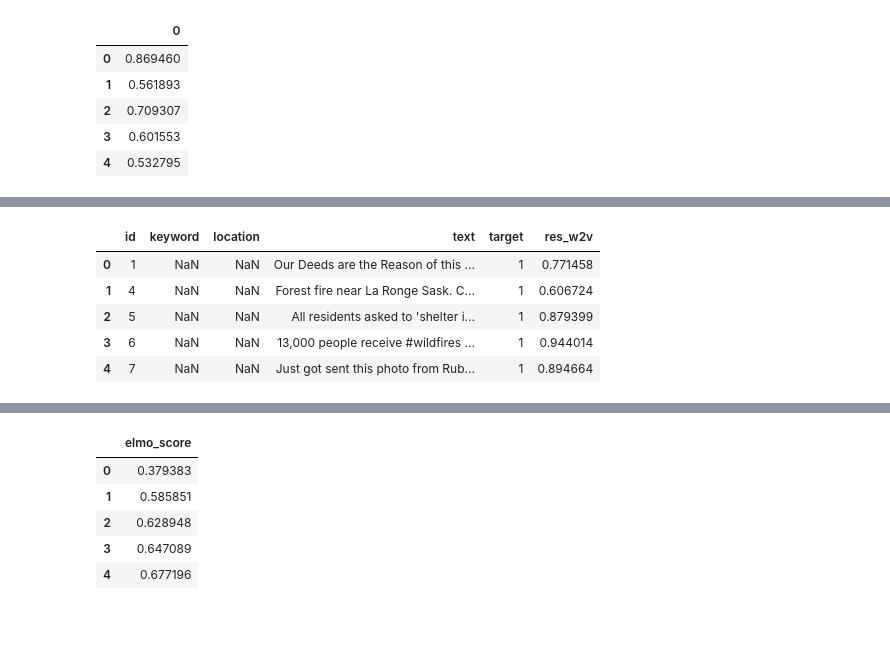
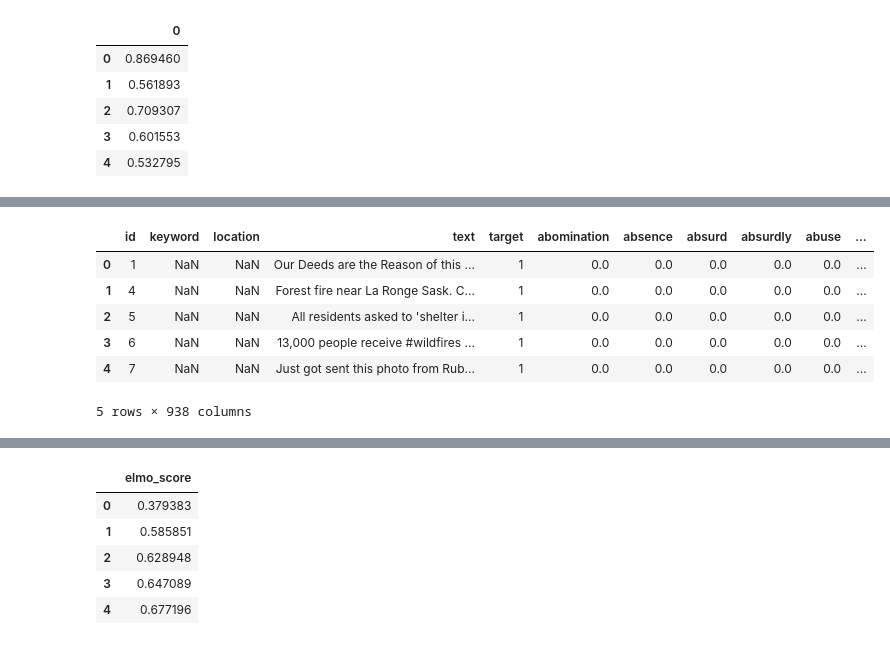
Before and after one commit to RiedelNicolas/TP2-Organizacion-de-Datos, a Jupyter notebook: modelo_7.ipynb, the cells around one changed output, grey strips where cells are left out. Drawn from its saved outputs; the diff is of its cells as text; code cells hidden in the pictures.

```diff
--- a/modelo_7.ipynb
+++ b/modelo_7.ipynb
@@ -31,6 +31,9 @@ Data columns (total 5 columns):
  4   target    7613 non-null   int64
 dtypes: int64(2), object(3)
 memory usage: 297.5+ KB
+# %%
+ids_with_target_error = [328,443,513,2619,3640,3900,4342,5781,6552,6554,6570,6701,6702,6729,6861,7226]
+train.loc[train['id'].isin(ids_with_target_error),'target'] = 0
 # %%
 train.head()
 # %% [output]
@@ -67,10 +157,14 @@ res_w2v_test.head()
+# %%
+#train['res_w2v'] = res_w2v.iloc[:, 0]
+train = pd.concat([train, tf], axis=1, sort=False)
 # %%
-train['res_w2v'] = res_w2v.iloc[:, 0]
+#test['res_w2v'] = res_w2v_test.iloc[:, 0]
 train.head()
 # %% [output]
-|  | id | keyword | location | text | target | res_w2v |
-| 0 | 1 | NaN | NaN | Our Deeds are the Reason of this ... | 1 | 0.771458 |
-| 1 | 4 | NaN | NaN | Forest fire near La Ronge Sask. C... | 1 | 0.606724 |
-| 2 | 5 | NaN | NaN | All residents asked to 'shelter i... | 1 | 0.879399 |
-| 3 | 6 | NaN | NaN | 13,000 people receive #wildfires ... | 1 | 0.944014 |
-| 4 | 7 | NaN | NaN | Just got sent this photo from Rub... | 1 | 0.894664 |
+|  | id | keyword | location | text | target | abomination | absence | absurd | absurdly | abuse | ... |
+| 0 | 1 | NaN | NaN | Our Deeds are the Reason of this ... | 1 | 0.0 | 0.0 | 0.0 | 0.0 | 0.0 | ... |
+| 1 | 4 | NaN | NaN | Forest fire near La Ronge Sask. C... | 1 | 0.0 | 0.0 | 0.0 | 0.0 | 0.0 | ... |
+| 2 | 5 | NaN | NaN | All residents asked to 'shelter i... | 1 | 0.0 | 0.0 | 0.0 | 0.0 | 0.0 | ... |
+| 3 | 6 | NaN | NaN | 13,000 people receive #wildfires ... | 1 | 0.0 | 0.0 | 0.0 | 0.0 | 0.0 | ... |
+| 4 | 7 | NaN | NaN | Just got sent this photo from Rub... | 1 | 0.0 | 0.0 | 0.0 | 0.0 | 0.0 | ... |
+5 rows × 938 columns
```
Also changed, not shown: parts of 69 cells of this notebook, 1 other file.
